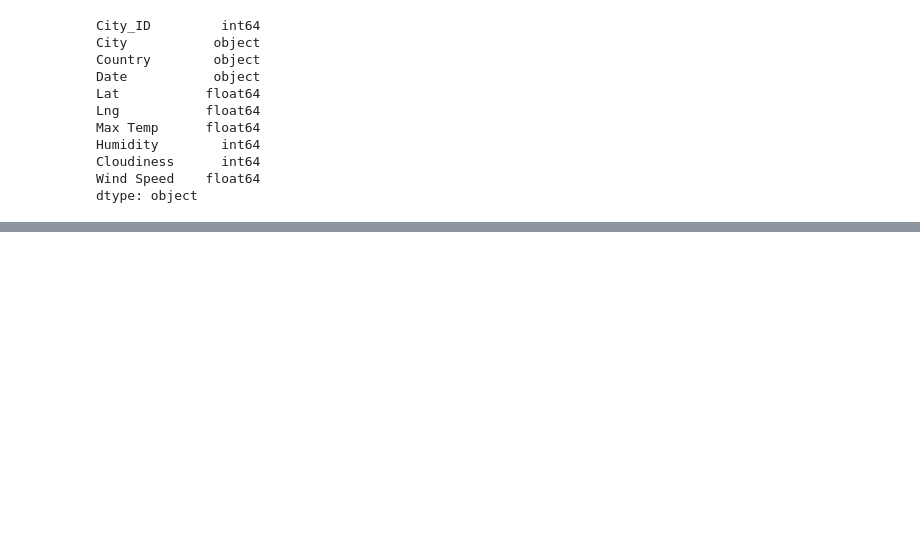
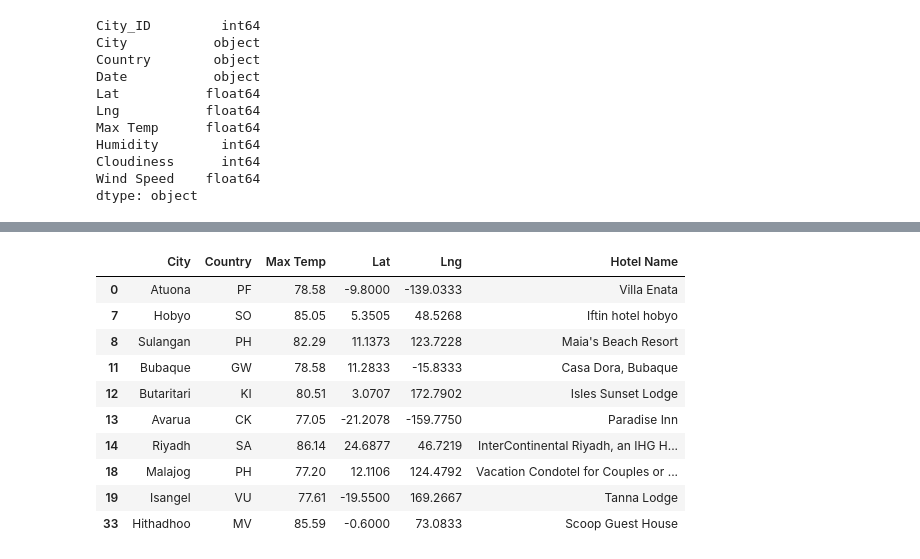
Before and after one commit to verosfbay/World_Weather_Analysis, a Jupyter notebook: VacationPy.ipynb, the cells around one changed output, grey strips where cells are left out. Saved outputs shown, nothing was run; the diff lists cells and outputs as text; code cells hidden in the pictures; blank space fills up the shorter version.

```diff
--- a/VacationPy.ipynb
+++ b/VacationPy.ipynb
@@ -118,0 +195,29 @@ fig
+# %%
+# Set parameters to search for a hotel.
+params = {
+    "radius": 5000,
+    "type": "lodging",
+    "key": g_key
+}
+# %%
+# Iterate through the DataFrame
+for index, row in hotel_df.iterrows():
+
+    # Get the latitude and longitude
+    lat = row["Lat"]
+    lng = row["Lng"]
+
+    # Add the latitude and longitude to location key for the params dictionary
+    params["location"] = f"{lat},{lng}"
+
+    # Use the search term: "lodging" and our latitude and longitude
+    base_url = "https://maps.googleapis.com/maps/api/place/nearbysearch/json"
+
+    # Make request and get the JSON data from the search
+    hotels = requests.get(base_url, params=params).json()
+
+    # Grad the first hotel from the results and store the name.
+    try:
+        hotel_df.loc[index, "Hotel Name"] = hotels["results"][0]["name"]
+    except (IndexError):
+        print("Hotel not found... skipping.")
@@ -118,0 +239,14 @@ fig
+# %%
+hotel_df.head(10)
+# %% [output]
+|  | City | Country | Max Temp | Lat | Lng | Hotel Name |
+| 0 | Atuona | PF | 78.58 | -9.8000 | -139.0333 | Villa Enata |
+| 7 | Hobyo | SO | 85.05 | 5.3505 | 48.5268 | Iftin hotel hobyo |
+| 8 | Sulangan | PH | 82.29 | 11.1373 | 123.7228 | Maia's Beach Resort |
+| 11 | Bubaque | GW | 78.58 | 11.2833 | -15.8333 | Casa Dora, Bubaque |
+| 12 | Butaritari | KI | 80.51 | 3.0707 | 172.7902 | Isles Sunset Lodge |
+| 13 | Avarua | CK | 77.05 | -21.2078 | -159.7750 | Paradise Inn |
+| 14 | Riyadh | SA | 86.14 | 24.6877 | 46.7219 | InterContinental Riyadh, an IHG H... |
+| 18 | Malajog | PH | 77.20 | 12.1106 | 124.4792 | Vacation Condotel for Couples or ... |
+| 19 | Isangel | VU | 77.61 | -19.5500 | 169.2667 | Tanna Lodge |
+| 33 | Hithadhoo | MV | 85.59 | -0.6000 | 73.0833 | Scoop Guest House |
```
Also changed, not shown: parts of 9 cells of this notebook, 1 other file.
